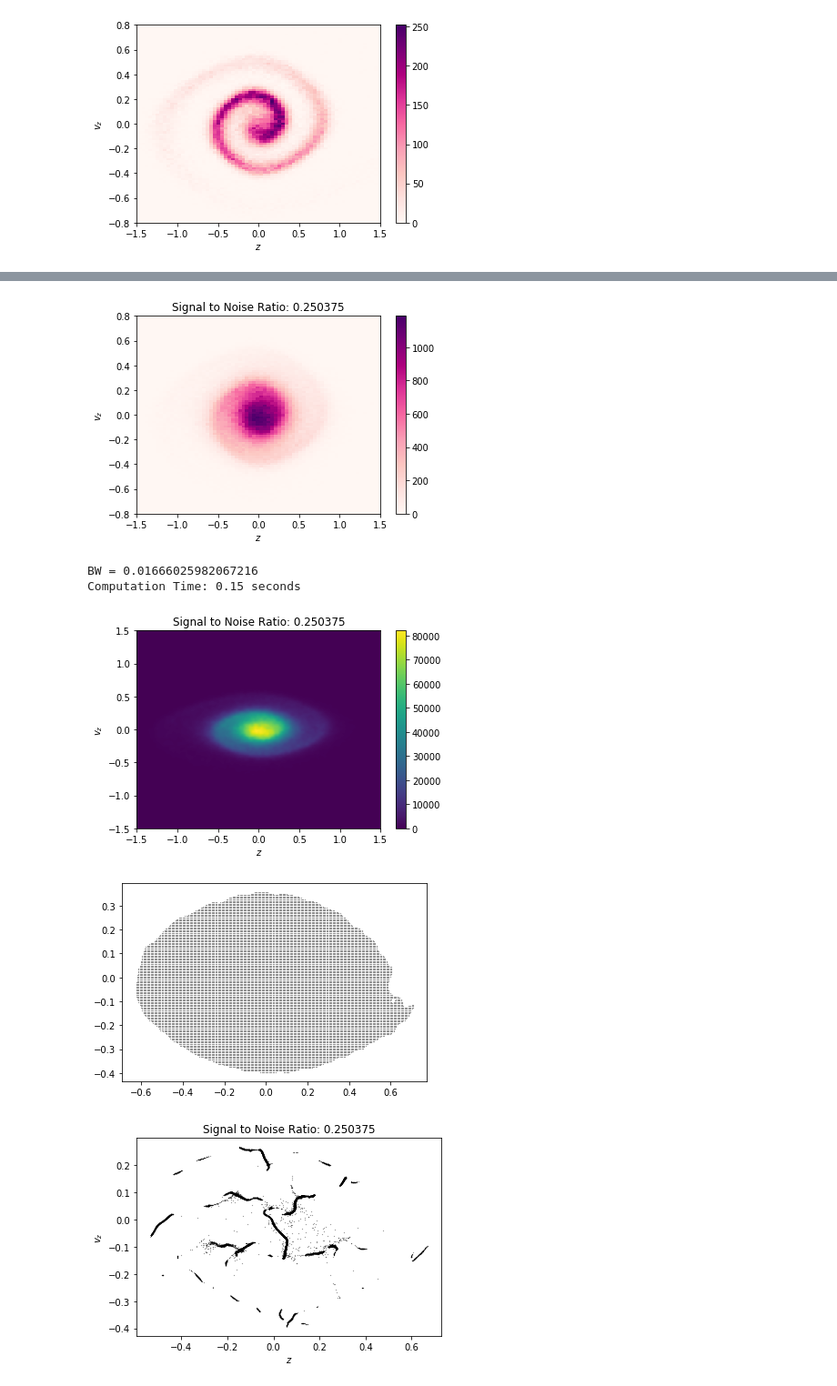
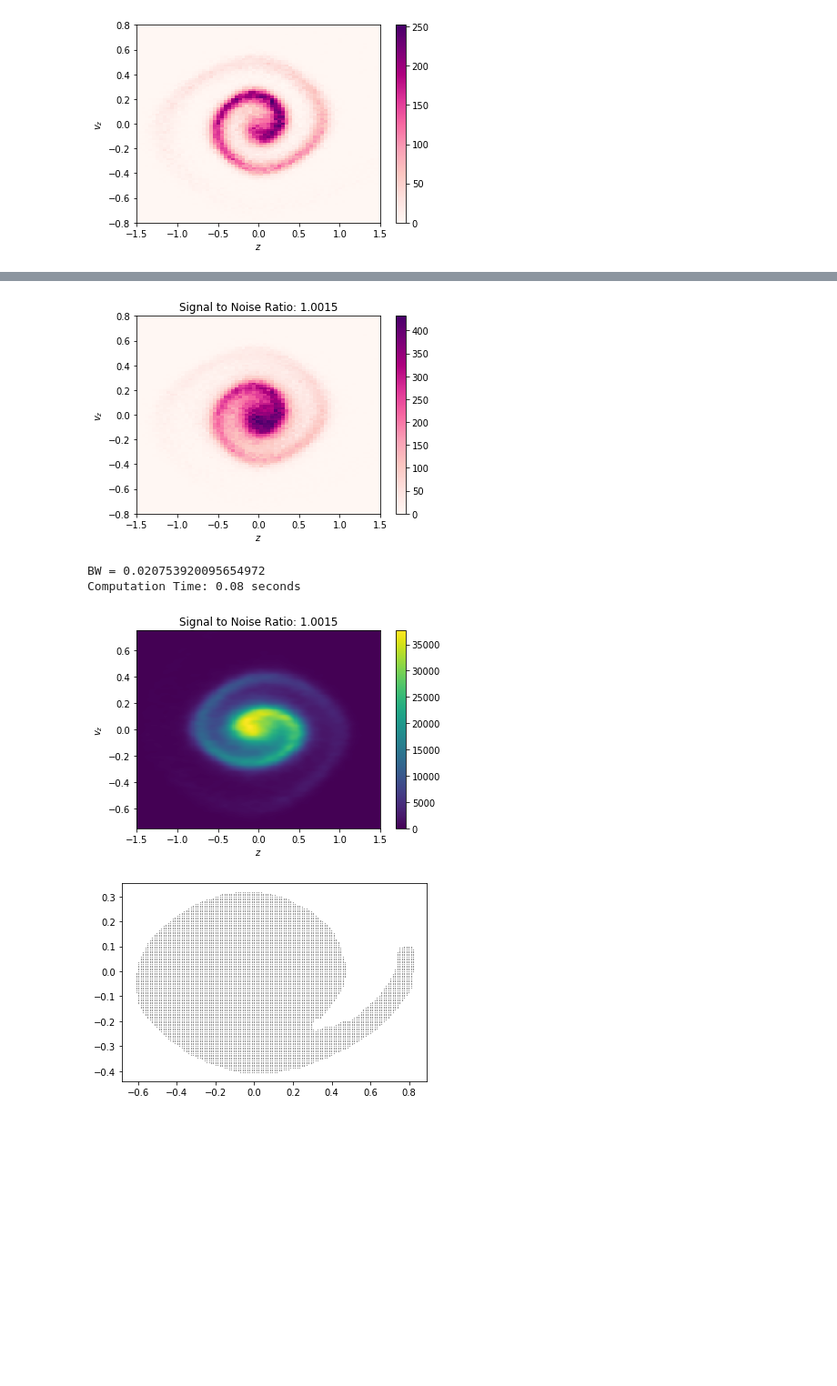
Before and after one commit to astralcai/phase-space-ridge-finding, a Jupyter notebook: examples/tests2.ipynb, the cells around one changed output, grey strips where cells are left out. Shown at 91% size. Drawn from its saved outputs; the diff is of its cells as text; code cells hidden in the pictures; blank space fills up the shorter version.

```diff
--- a/examples/tests2.ipynb
+++ b/examples/tests2.ipynb
@@ -45,7 +46,7 @@ vz = data[6,:]
 vR = (data[1,:] * data[4,:] + data[2,:] * data[5,:]) / R
 vp = (data[1,:] * data[5,:] - data[2,:] * data[4,:]) / R
 Lz = vp * R
-bg_points = np.vstack([z, vz]).T[:400000]
+bg_points = np.vstack([z, vz]).T[:100000]
 
 ratio = points.shape[0] / bg_points.shape[0]
 print("Signal2Noise Ratio: {}".format(ratio))
@@ -56,4 +57,4 @@ points = np.concatenate([points, bg_points])
 # %%
 plot_2d_histogram(points[:,0], points[:,1], filename="s2n0p125.png", title="Signal to Noise Ratio: {}".format(ratio))
 # %% [output]
-[figure, old version]
+[figure, new version]
@@ -64,3 +61,5 @@ xy = np.array([xx.flatten(), yy.flatten()]).T
+# %%
+x, y = np.linspace(-1.5,1.5,257), np.linspace(-0.75,0.75,257)
 # %%
 start_time = time.time()
 d = 2
@@ -70,8 +69,8 @@ pdf2 = kde.kde2(points, x, y, bandwidth=bw)
 end_time = time.time()
 print("Computation Time: {:.2f} seconds".format(end_time - start_time))
 # %% [output]
-BW = 0.01666025982067216
-Computation Time: 0.15 seconds
+BW = 0.020753920095654972
+Computation Time: 0.08 seconds
 # %%
 plt.pcolormesh(x, y, pdf2.T)
 plt.colorbar()
@@ -81,21 +80,15 @@ plt.ylabel("$v_z$")
 # plt.savefig("s2n0p125_kde.png", dpi=300)
 plt.show()
 # %% [output]
-[figure, old version]
+[figure, new version]
 # %%
 mesh_points = scms.generate_mesh2(x, y, np.std(pdf2), pdf2)
 plt.plot(mesh_points[:,0], mesh_points[:,1], 'k.', markersize=0.3)
 plt.show()
-dy, dx, dyy, dxx, dxy, dyx = kde.dkde2(points, x, y, bandwidth=bw * 2)
+dy, dx, dyy, dxx, dyx, dxy = kde.dkde2(points, x, y, bandwidth=bw)
+# dx, dy, dxx, dyy, dxy, dyx = kde.dkde2(points, x, y, bandwidth=bw)
 dpdf = [dx, dy]
 ddpdf = [dxx, dyy, dxy, dyx]
 new_points = scms.scms2(mesh_points, x, y, pdf2, dpdf, ddpdf)
-plt.plot(mesh_points[:,0], mesh_points[:,1], 'k.', markersize=0.3)
-plt.title("Signal to Noise Ratio: {}".format(ratio))
-plt.xlabel("$z$")
-plt.ylabel("$v_z$")
-# plt.savefig("s2n0p125_res.png", dpi=300)
-plt.show()
 # %% [output]
-[figure, old version]
+[figure, new version]
-[figure, removed]
```
Also changed, not shown: parts of 4 cells of this notebook, 9 other files.
